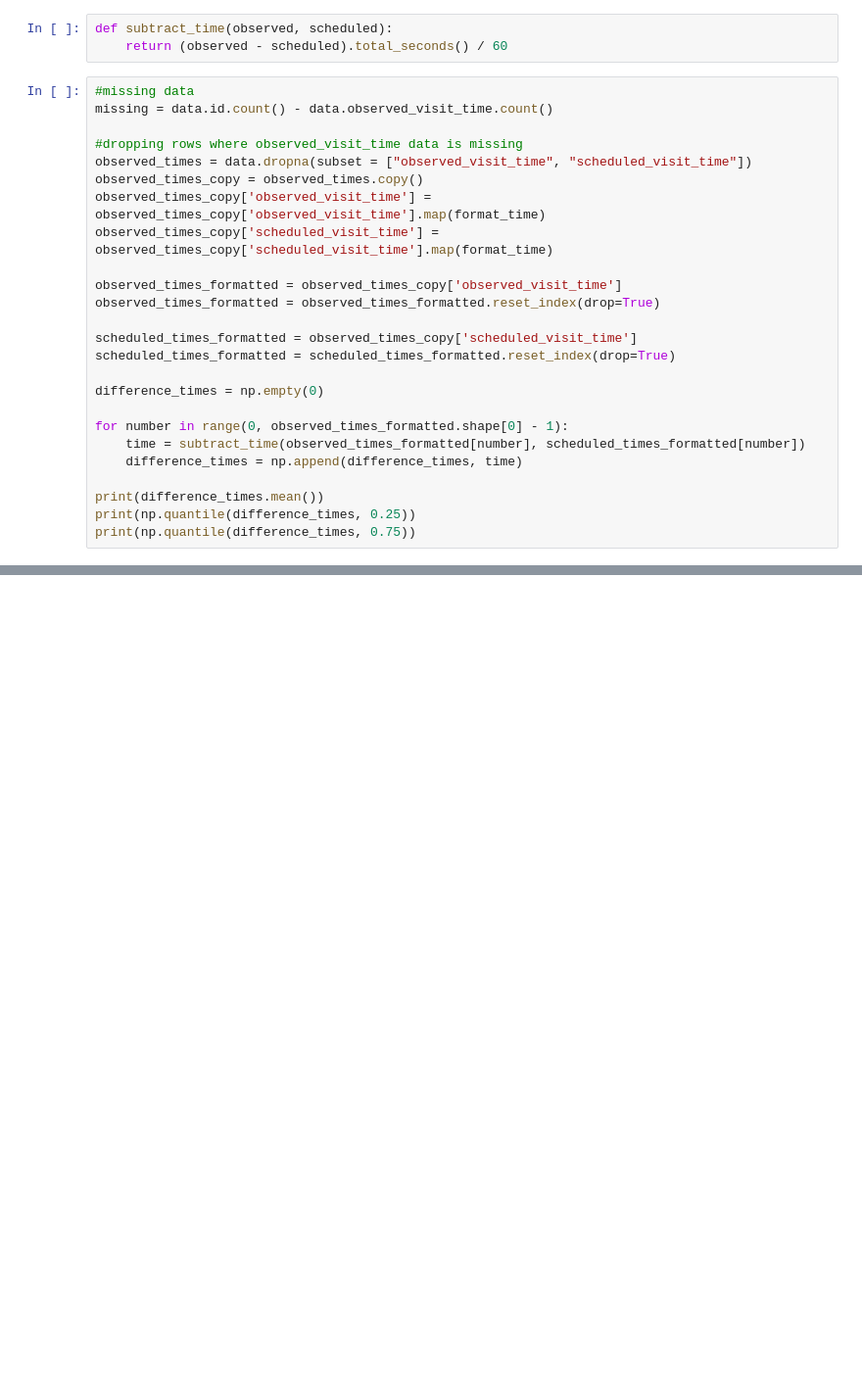
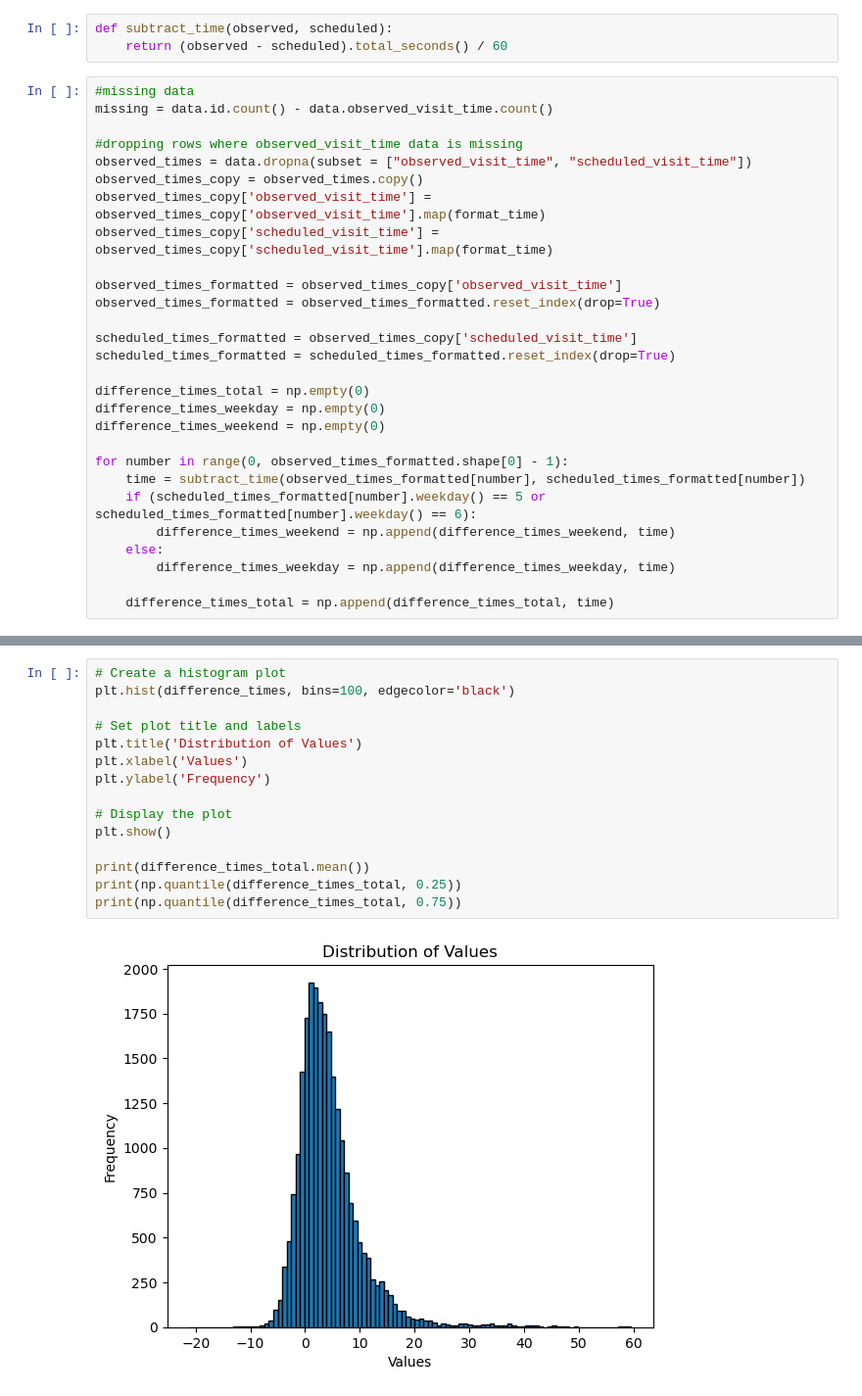
Before and after one commit to tommyli03/citylink-data-analysis, a Jupyter notebook: hello.ipynb, the cells around one changed output, grey strips where cells are left out. Shown at 98% size. Cells and saved outputs as stored; diff of their text form; blank space fills up the shorter version.

```diff
--- a/hello.ipynb
+++ b/hello.ipynb
@@ -26,12 +27,15 @@ observed_times_formatted = observed_times_formatted.reset_index(drop=True)
 scheduled_times_formatted = observed_times_copy['scheduled_visit_time']
 scheduled_times_formatted = scheduled_times_formatted.reset_index(drop=True)
 
-difference_times = np.empty(0)
+difference_times_total = np.empty(0)
+difference_times_weekday = np.empty(0)
+difference_times_weekend = np.empty(0)
 
 for number in range(0, observed_times_formatted.shape[0] - 1):
     time = subtract_time(observed_times_formatted[number], scheduled_times_formatted[number])
-    difference_times = np.append(difference_times, time)
+    if (scheduled_times_formatted[number].weekday() == 5 or scheduled_times_formatted[number].weekday() == 6):
+        difference_times_weekend = np.append(difference_times_weekend, time)
+    else:
+        difference_times_weekday = np.append(difference_times_weekday, time)
 
-print(difference_times.mean())
-print(np.quantile(difference_times, 0.25))
-print(np.quantile(difference_times, 0.75))
+    difference_times_total = np.append(difference_times_total, time)
@@ -41,0 +42,17 @@ print(np.quantile(difference_times, 0.75))
+# %%
+# Create a histogram plot
+plt.hist(difference_times, bins=100, edgecolor='black')
+
+# Set plot title and labels
+plt.title('Distribution of Values')
+plt.xlabel('Values')
+plt.ylabel('Frequency')
+
+# Display the plot
+plt.show()
+
+print(difference_times_total.mean())
+print(np.quantile(difference_times_total, 0.25))
+print(np.quantile(difference_times_total, 0.75))
+# %% [output]
+[figure, added]
```
Also changed, not shown: parts of 7 cells of this notebook.
